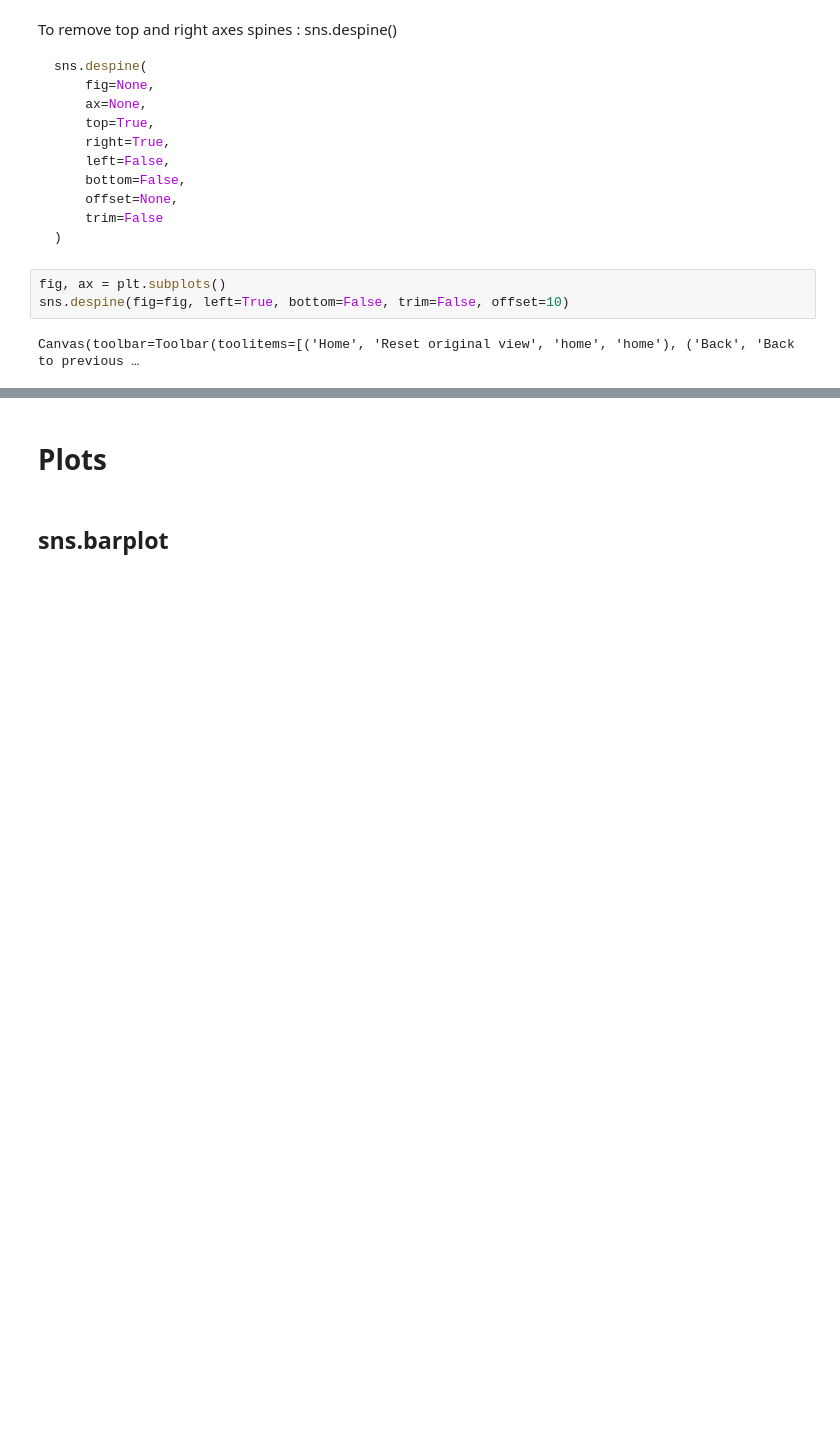
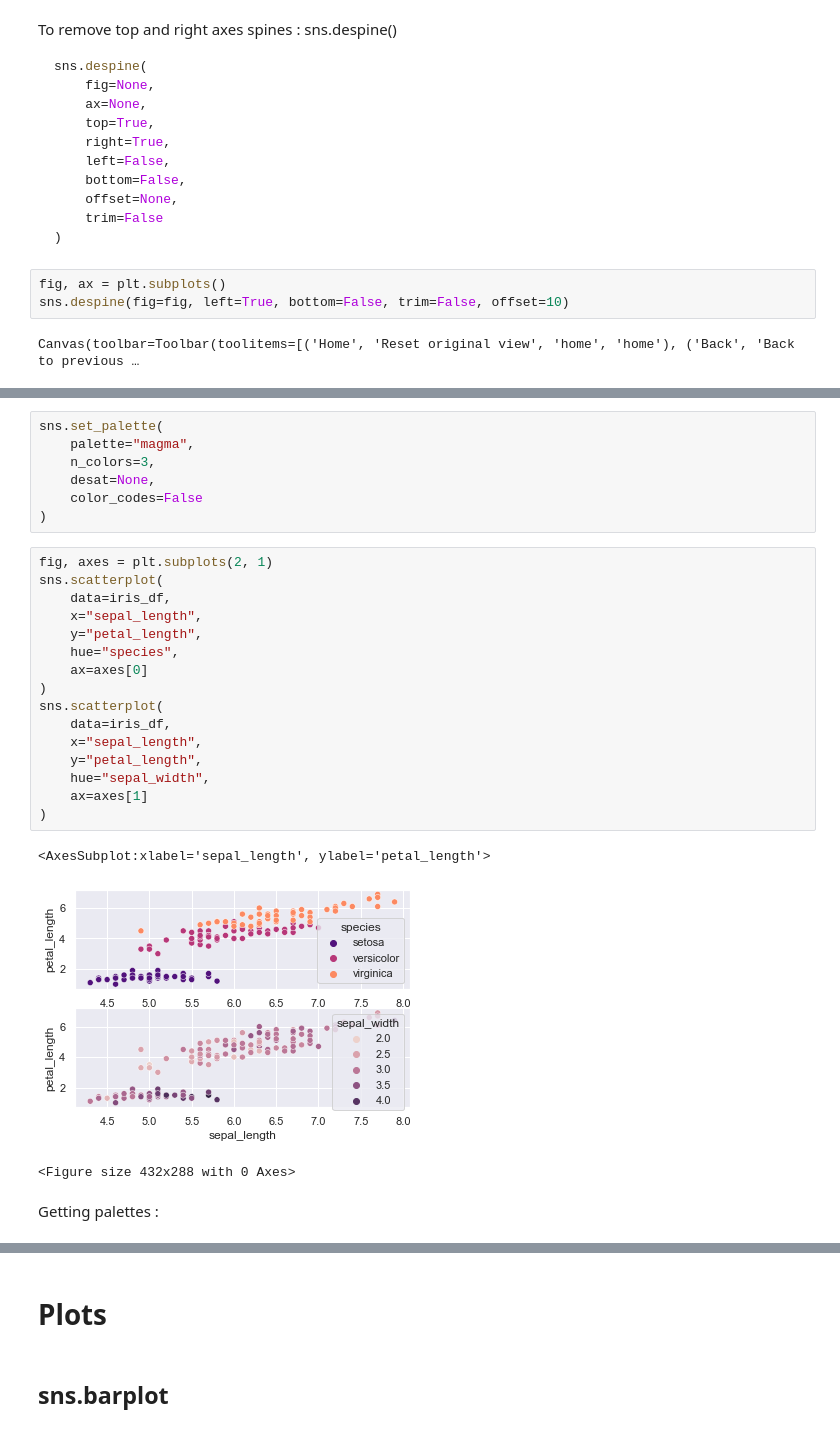
Before and after one commit to mocquin/quickstarts, a Jupyter notebook: seaborn.ipynb, the cells around one changed output, grey strips where cells are left out. Cells and saved outputs as stored; diff of their text form; blank space fills up the shorter version.

```diff
--- a/seaborn.ipynb
+++ b/seaborn.ipynb
@@ -128,0 +213,29 @@ Canvas(toolbar=Toolbar(toolitems=[('Home', 'Reset original view', 'home', 'home'
+# %%
+sns.set_palette(
+    palette="magma",
+    n_colors=3,
+    desat=None,
+    color_codes=False
+)
+# %%
+fig, axes = plt.subplots(2, 1)
+sns.scatterplot(
+    data=iris_df,
+    x="sepal_length",
+    y="petal_length",
+    hue="species",
+    ax=axes[0]
+)
+sns.scatterplot(
+    data=iris_df,
+    x="sepal_length",
+    y="petal_length",
+    hue="sepal_width",
+    ax=axes[1]
+)
+# %% [output]
+<AxesSubplot:xlabel='sepal_length', ylabel='petal_length'>
+[figure, added]
+<Figure size 432x288 with 0 Axes>
+# %% [markdown]
+Getting palettes :
```
Also changed, not shown: parts of 56 cells of this notebook, 1 other file.
